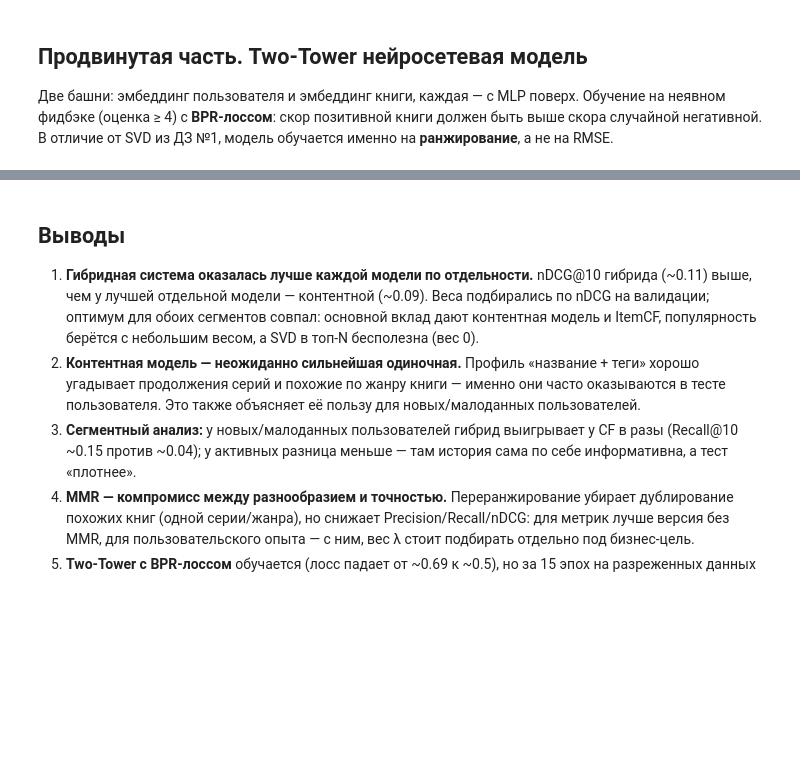
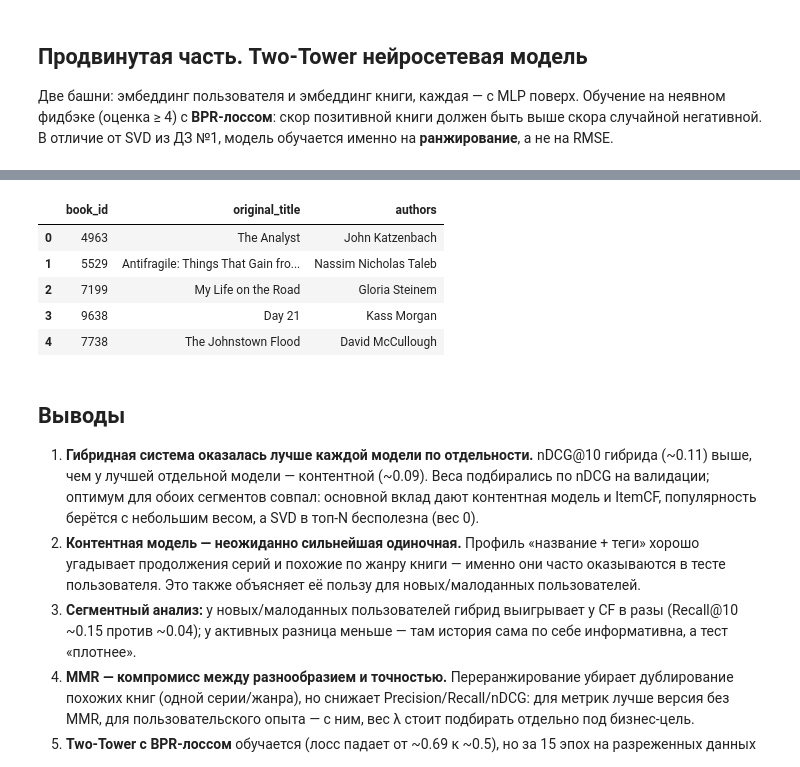
Before and after one commit to enrichmentt/book-recommender-engine, a Jupyter notebook: hybrid_recommender.ipynb, the cells around one changed output, grey strips where cells are left out. Saved outputs shown, nothing was run; the diff lists cells and outputs as text; code cells hidden in the pictures; blank space fills up the shorter version.

```diff
--- a/hybrid_recommender.ipynb
+++ b/hybrid_recommender.ipynb
@@ -589,0 +590,89 @@ run_pipeline(demo_active)
+# %%
+def run_pipeline(data_dir='data/', sample_users=None, seed=42):
+    """Полный перезапуск системы: данные -> сплит -> признаки -> модели -> готово к выдаче.
+
+    sample_users — опционально взять случайную подвыборку пользователей (для быстрого теста).
+    После выполнения recommend_hybrid(user_id) выдаёт рекомендации на новых данных.
+    """
+    global ratings, books, tags, book_tags, train, test
+    global user_ids, book_ids, uid_map, bid_map, N_USERS, N_BOOKS
+    global R, R_bin, R_bin_norm, pop_vec, Sk, Sk_abs
+    global svd, trainset, bi_all, qi_all, mu, tfidf_inner, user_features, seg_of
+
+    t0 = time.time()
+    # 1. загрузка данных
+    ratings = pd.read_csv(data_dir + 'ratings.csv')
+    books = pd.read_csv(data_dir + 'books.csv')
+    tags = pd.read_csv(data_dir + 'tags.csv')
+    book_tags = pd.read_csv(data_dir + 'book_tags.csv')
+    books = books.rename(columns={'id': 'book_id', 'book_id': 'goodreads_book_id'})
+    if sample_users is not None:
+        us = np.random.RandomState(seed).choice(ratings.user_id.unique(), sample_users, replace=False)
+        ratings = ratings[ratings.user_id.isin(us)]
+    print(f'1. Данные загружены: {len(ratings):,} оценок')
+
+    # 2. предобработка: сплит и матрицы взаимодействий
+    train, test = train_test_split_by_user(ratings)
+    user_ids = np.sort(train['user_id'].unique())
+    book_ids = np.sort(train['book_id'].unique())
+    uid_map = {u: i for i, u in enumerate(user_ids)}
+    bid_map = {b: i for i, b in enumerate(book_ids)}
+    N_USERS, N_BOOKS = len(user_ids), len(book_ids)
+    R = sparse.csr_matrix(
+        (train['rating'].astype(np.float32).values,
+         (train['user_id'].map(uid_map).values, train['book_id'].map(bid_map).values)),
+        shape=(N_USERS, N_BOOKS))
+    R_bin = R.copy()
+    R_bin.data = (R_bin.data >= 4).astype(np.float32)
+    R_bin.eliminate_zeros()
+    row_norm = np.asarray(R_bin.sum(axis=1)).ravel()
+    row_norm[row_norm == 0] = 1
+    R_bin_norm = sparse.diags(1.0 / row_norm) @ R_bin
+    print(f'2. Сплит и матрицы: train={len(train):,}, test={len(test):,}')
+
+    # 3. признаки
+    user_features = (train.groupby('user_id').rating
+                     .agg(n_ratings='size', mean_rating='mean', std_rating='std',
+                          high_share=lambda s: (s >= 4).mean()))
+    user_features['segment'] = np.where(user_features['n_ratings'] < 20, 'новый/малоданный', 'активный')
+    seg_of = user_features['segment'].to_dict()
+
+    # 4. обучение моделей
+    pop_stats = train.groupby('book_id').rating.agg(['mean', 'size'])
+    pop_vec = pop_stats['mean'].reindex(book_ids).fillna(0).values.astype(np.float32)
+    pop_vec[pop_stats['size'].reindex(book_ids).fillna(0).values < MIN_RATINGS] = 0
+
+    S = cosine_similarity(R.T, dense_output=False)
+    S.setdiag(0); S.eliminate_zeros()
+    Sk = keep_topk(S, K_NEIGHBORS)
+    Sk_abs = Sk.copy(); Sk_abs.data = np.abs(Sk_abs.data)
+    del S
+
+    trainset = Dataset.load_from_df(train[['user_id', 'book_id', 'rating']], Reader(rating_scale=(1, 5))).build_full_trainset()
+    svd = SVD(n_factors=50, n_epochs=15, lr_all=0.005, reg_all=0.02, random_state=42)
+    svd.fit(trainset)
+    svd_iid = np.array([svd.trainset.to_inner_iid(int(b)) for b in book_ids])
+    bi_all, qi_all, mu = svd.bi[svd_iid], svd.qi[svd_iid], svd.trainset.global_mean
+
+    book_tag_str = (book_tags.merge(tags, on='tag_id')
+                    .groupby('goodreads_book_id')['tag_name'].apply(lambda s: ' '.join(s)))
+    bc = books[['book_id', 'goodreads_book_id', 'original_title']].copy()
+    bc['profile'] = (bc['original_title'].fillna('') + ' '
+                     + bc['goodreads_book_id'].map(book_tag_str).fillna(''))
+    tfidf_matrix = TfidfVectorizer(max_features=50_000, min_df=2).fit_transform(bc['profile'])
+    b2r = {b: i for i, b in enumerate(bc['book_id'])}
+    tfidf_inner = sparse.vstack([
+        tfidf_matrix[b2r[int(b)]] if int(b) in b2r
+        else sparse.csr_matrix((1, tfidf_matrix.shape[1]), dtype=np.float32)
+        for b in book_ids]).tocsr()
+    print(f'4. Модели обучены (Popularity, ItemCF, SVD, TF-IDF)')
+
+    print(f'Пайплайн завершён за {time.time() - t0:.0f} с — можно выдавать рекомендации.')
+
+# демонстрация: повторный запуск на новой (уменьшенной) выборке пользователей
+run_pipeline(DATA, sample_users=1000)
+
+demo_pipeline_user = int(user_ids[10])
+print(f'Рекомендации после перезапуска (пользователь {demo_pipeline_user}):')
+recommend_hybrid(demo_pipeline_user, {'pop': 0.1, 'content': 0.4, 'itemcf': 0.3, 'svd': 0.0}, n=5)
+# %% [output]
@@ -590,3 +684,9 @@ run_pipeline(demo_active)
+|  | book_id | original_title | authors |
+| 0 | 4963 | The Analyst | John Katzenbach |
+| 1 | 5529 | Antifragile: Things That Gain fro... | Nassim Nicholas Taleb |
+| 2 | 7199 | My Life on the Road | Gloria Steinem |
+| 3 | 9638 | Day 21 | Kass Morgan |
+| 4 | 7738 | The Johnstown Flood | David McCullough |
 # %% [markdown]
 ## Выводы
 
```
Also changed, not shown: parts of 9 cells of this notebook.
